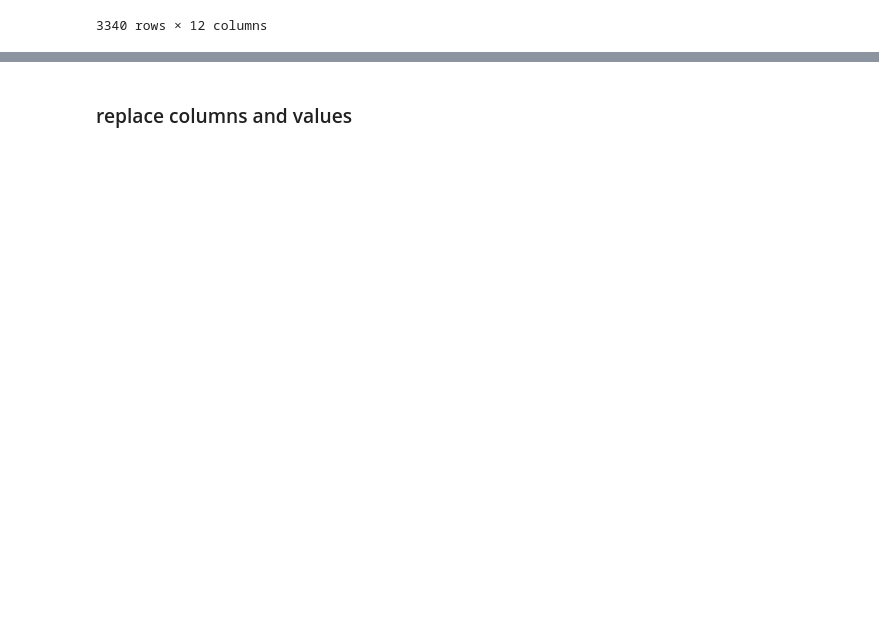
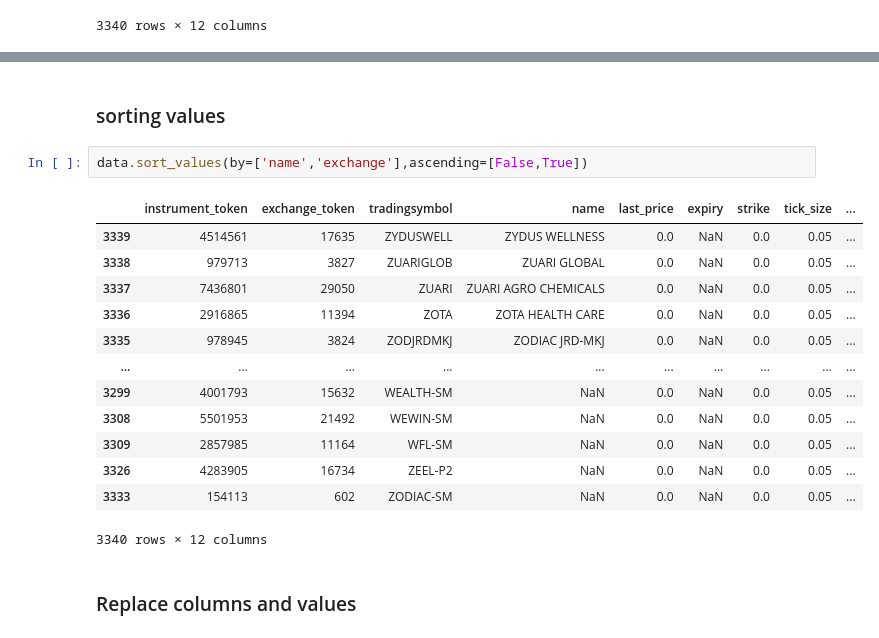
Before and after one commit to haricoolharan/python-basics, a Jupyter notebook: pandas.ipynb, the cells around one changed output, grey strips where cells are left out. Cells and saved outputs as stored; diff of their text form; blank space fills up the shorter version.

```diff
--- a/pandas.ipynb
+++ b/pandas.ipynb
@@ -367,5 +415,23 @@ data.drop_duplicates(subset='exchange_token',keep='last')
 | 3338 | 979713 | 3827 | ZUARIGLOB | ZUARI GLOBAL | 0.0 | NaN | 0.0 | 0.05 | ... |
 | 3339 | 4514561 | 17635 | ZYDUSWELL | ZYDUS WELLNESS | 0.0 | NaN | 0.0 | 0.05 | ... |
 3319 rows × 12 columns
+# %% [markdown]
+### sorting values
+# %%
+data.sort_values(by=['name','exchange'],ascending=[False,True])
+# %% [output]
+|  | instrument_token | exchange_token | tradingsymbol | name | last_price | expiry | strike | tick_size | ... |
+| 3339 | 4514561 | 17635 | ZYDUSWELL | ZYDUS WELLNESS | 0.0 | NaN | 0.0 | 0.05 | ... |
+| 3338 | 979713 | 3827 | ZUARIGLOB | ZUARI GLOBAL | 0.0 | NaN | 0.0 | 0.05 | ... |
+| 3337 | 7436801 | 29050 | ZUARI | ZUARI AGRO CHEMICALS | 0.0 | NaN | 0.0 | 0.05 | ... |
+| 3336 | 2916865 | 11394 | ZOTA | ZOTA HEALTH CARE | 0.0 | NaN | 0.0 | 0.05 | ... |
+| 3335 | 978945 | 3824 | ZODJRDMKJ | ZODIAC JRD-MKJ | 0.0 | NaN | 0.0 | 0.05 | ... |
+| ... | ... | ... | ... | ... | ... | ... | ... | ... | ... |
+| 3299 | 4001793 | 15632 | WEALTH-SM | NaN | 0.0 | NaN | 0.0 | 0.05 | ... |
+| 3308 | 5501953 | 21492 | WEWIN-SM | NaN | 0.0 | NaN | 0.0 | 0.05 | ... |
+| 3309 | 2857985 | 11164 | WFL-SM | NaN | 0.0 | NaN | 0.0 | 0.05 | ... |
+| 3326 | 4283905 | 16734 | ZEEL-P2 | NaN | 0.0 | NaN | 0.0 | 0.05 | ... |
+| 3333 | 154113 | 602 | ZODIAC-SM | NaN | 0.0 | NaN | 0.0 | 0.05 | ... |
+3340 rows × 12 columns
 # %% [markdown]
-### replace columns and values
+### Replace columns and values
```
Also changed, not shown: parts of 17 cells of this notebook.
